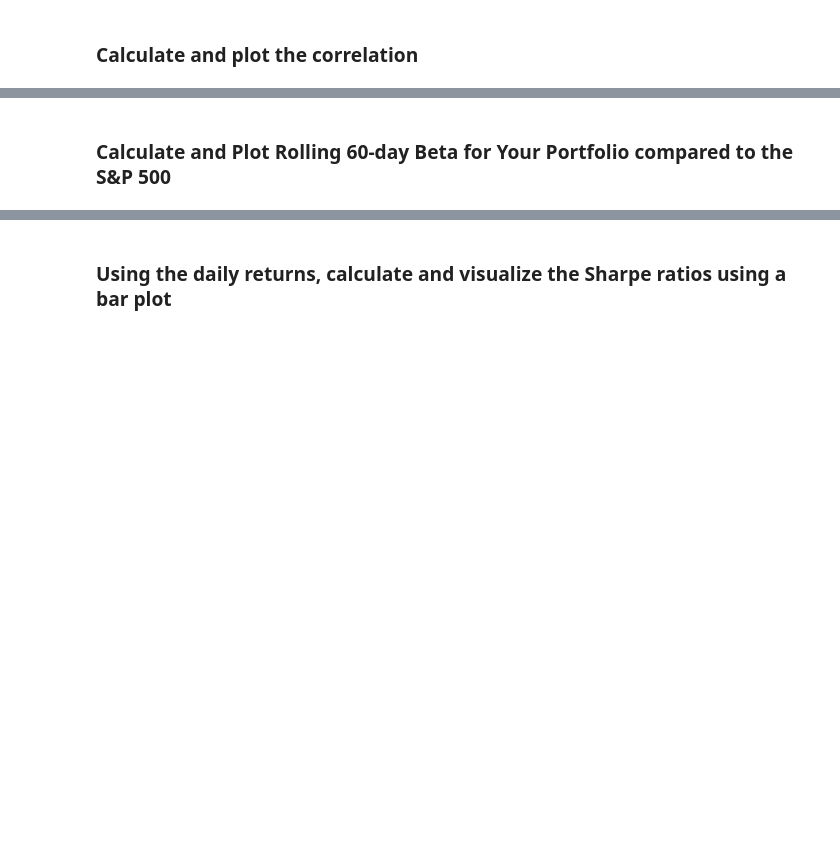
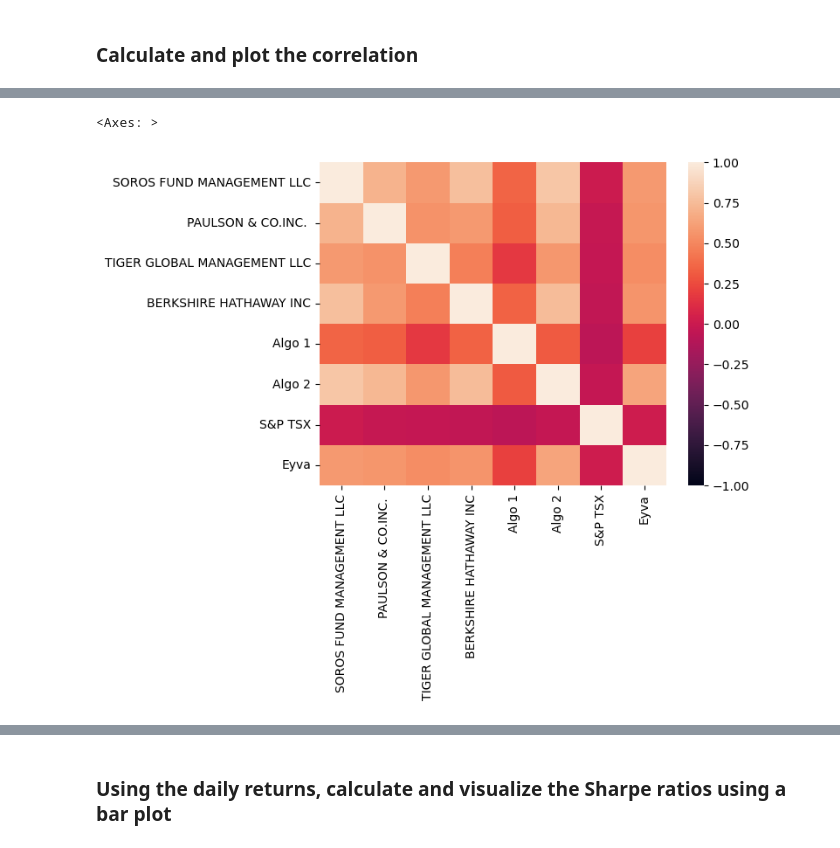
Before and after one commit to eyva19/Portfolio_perfomance_assessment, a Jupyter notebook: whale_analysis.ipynb, the cells around one changed output, grey strips where cells are left out. Saved outputs shown, nothing was run; the diff lists cells and outputs as text; code cells hidden in the pictures; blank space fills up the shorter version.

Commit message:
Custom portfolio Eyva completed

```diff
--- a/whale_analysis.ipynb
+++ b/whale_analysis.ipynb
@@ -605,3 +636,5 @@ data_all.head(3)
 ### Calculate and plot the correlation
 # %%
 # Calculate and plot the correlation
+correlation_all = data_all.corr()
+correlation_all
@@ -608,2 +650,0 @@ data_all.head(3)
-# %% [markdown]
-### Calculate and Plot Rolling 60-day Beta for Your Portfolio compared to the S&P 500
@@ -611,0 +651,5 @@ data_all.head(3)
+# %%
+sns.heatmap(correlation_all, vmin=-1, vmax=1)
+# %% [output]
+<Axes: >
+[figure, added]
```
Also changed, not shown: parts of 10 cells of this notebook.
